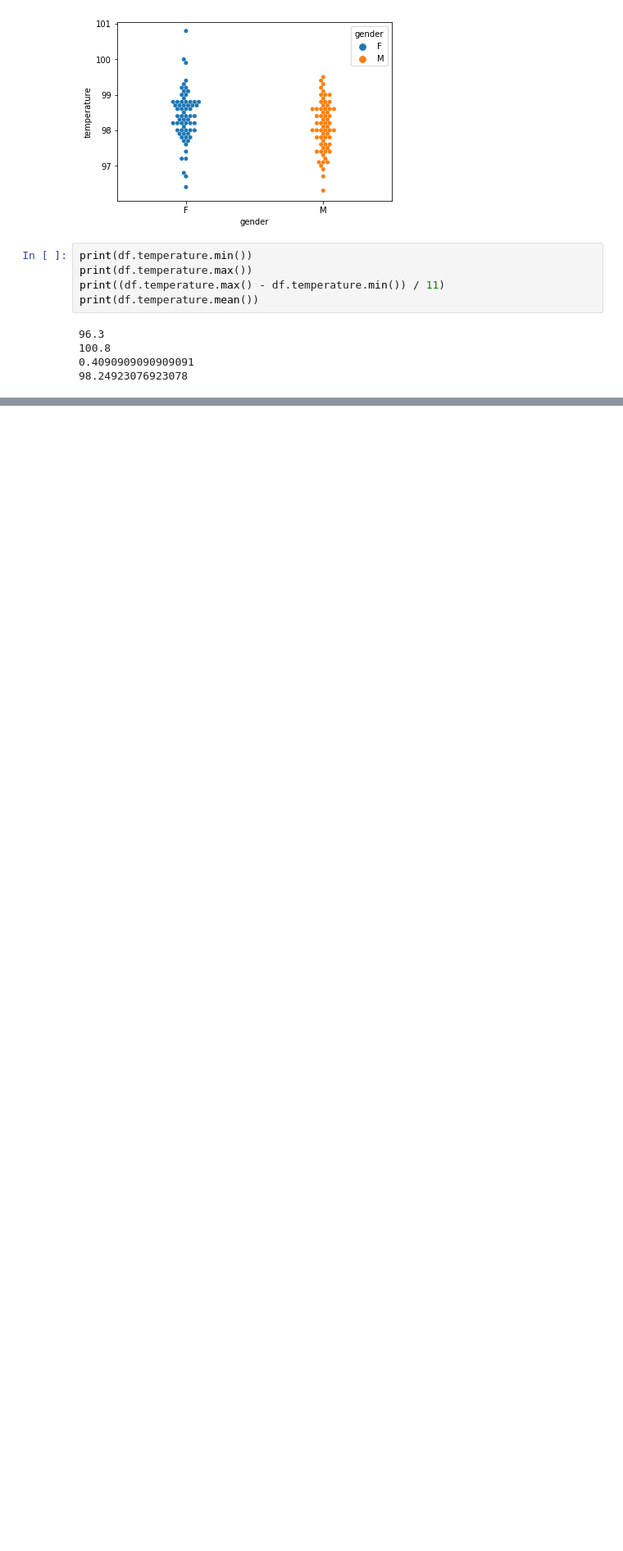
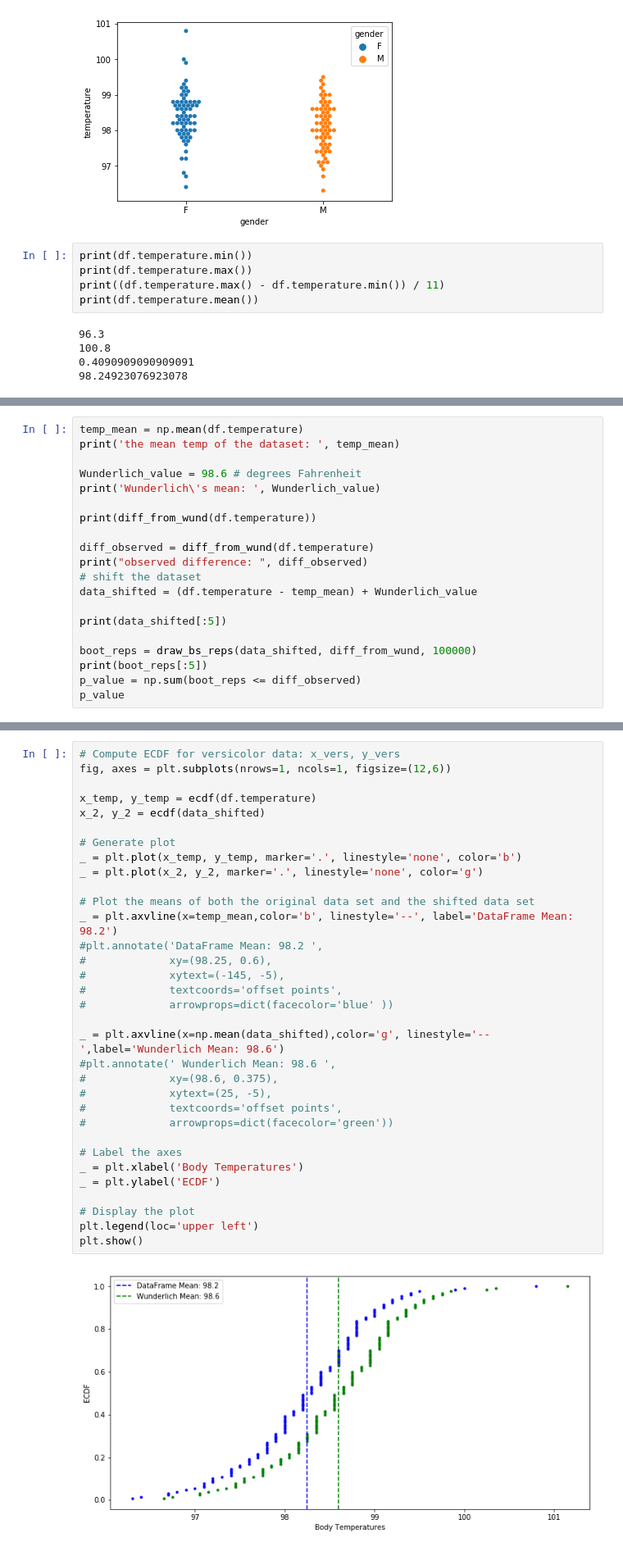
Before and after one commit to cleonard1261/springboard, a Jupyter notebook: EDA_human_temperature/sliderule_dsi_inferential_statistics_exercise_1.ipynb, the cells around one changed output, grey strips where cells are left out. Shown at 82% size. Cells and saved outputs as stored; diff of their text form; blank space fills up the shorter version.

```diff
--- a/EDA_human_temperature/sliderule_dsi_inferential_statistics_exercise_1.ipynb
+++ b/EDA_human_temperature/sliderule_dsi_inferential_statistics_exercise_1.ipynb
@@ -140,0 +219,20 @@ print(dt.datetime.now())
+# %%
+temp_mean = np.mean(df.temperature)
+print('the mean temp of the dataset: ', temp_mean)
+
+Wunderlich_value = 98.6 # degrees Fahrenheit
+print('Wunderlich\'s mean: ', Wunderlich_value)
+
+print(diff_from_wund(df.temperature))
+
+diff_observed = diff_from_wund(df.temperature)
+print("observed difference: ", diff_observed)
+# shift the dataset
+data_shifted = (df.temperature - temp_mean) + Wunderlich_value
+
+print(data_shifted[:5])
+
+boot_reps = draw_bs_reps(data_shifted, diff_from_wund, 100000)
+print(boot_reps[:5])
+p_value = np.sum(boot_reps <= diff_observed)
+p_value
@@ -140,0 +252,35 @@ print(dt.datetime.now())
+# %%
+# Compute ECDF for versicolor data: x_vers, y_vers
+fig, axes = plt.subplots(nrows=1, ncols=1, figsize=(12,6))
+
+x_temp, y_temp = ecdf(df.temperature)
+x_2, y_2 = ecdf(data_shifted)
+
+# Generate plot
+_ = plt.plot(x_temp, y_temp, marker='.', linestyle='none', color='b')
+_ = plt.plot(x_2, y_2, marker='.', linestyle='none', color='g')
+
+# Plot the means of both the original data set and the shifted data set
+_ = plt.axvline(x=temp_mean,color='b', linestyle='--', label='DataFrame Mean: 98.2')
+#plt.annotate('DataFrame Mean: 98.2 ',
+#             xy=(98.25, 0.6),
+#             xytext=(-145, -5),
+#             textcoords='offset points',
+#             arrowprops=dict(facecolor='blue' ))
+
+_ = plt.axvline(x=np.mean(data_shifted),color='g', linestyle='--',label='Wunderlich Mean: 98.6')
+#plt.annotate(' Wunderlich Mean: 98.6 ',
+#             xy=(98.6, 0.375),
+#             xytext=(25, -5),
+#             textcoords='offset points',
+#             arrowprops=dict(facecolor='green'))
+
+# Label the axes
+_ = plt.xlabel('Body Temperatures')
+_ = plt.ylabel('ECDF')
+
+# Display the plot
+plt.legend(loc='upper left')
+plt.show()
+# %% [output]
+[figure, added]
```
Also changed, not shown: parts of 16 cells of this notebook.
